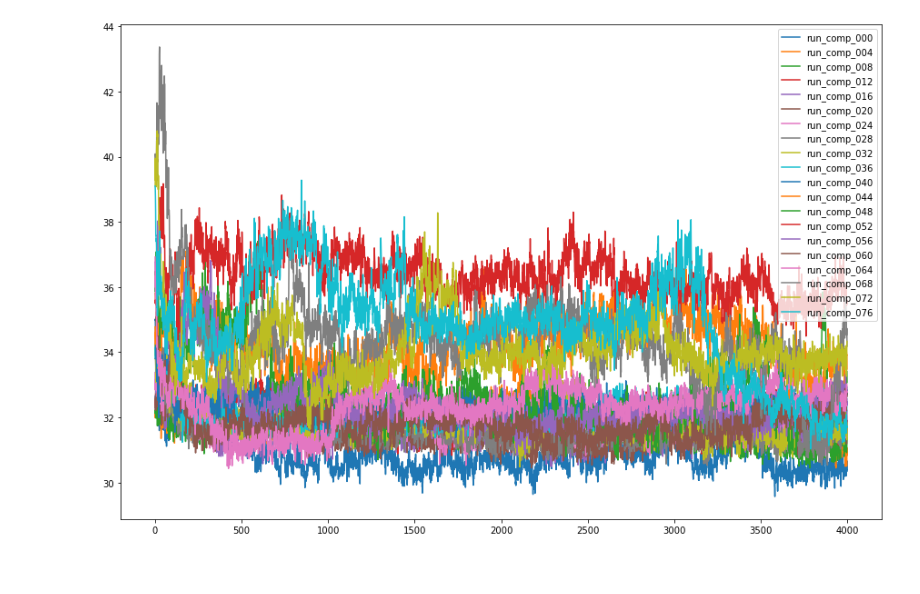
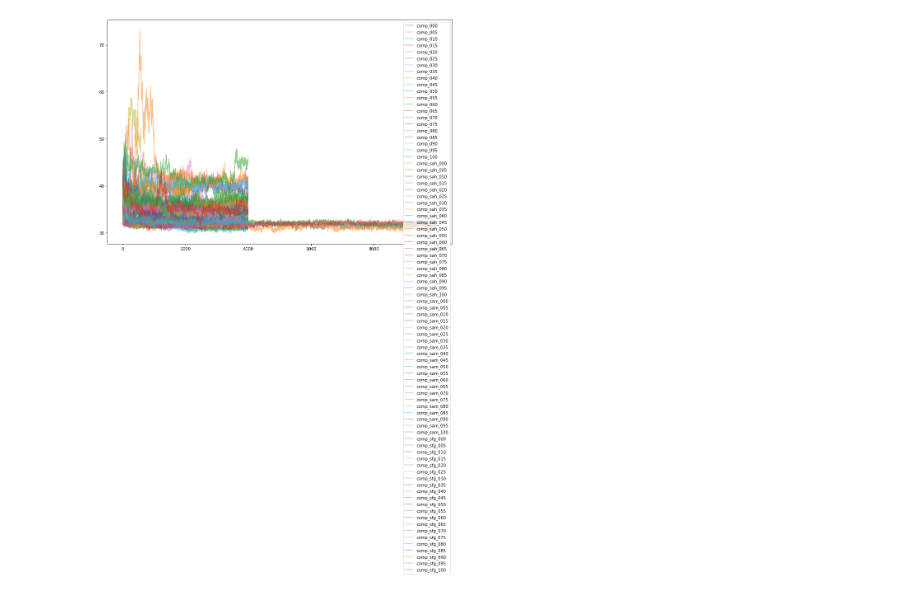
Before and after one commit to hengma1001/biophys_analysis, a Jupyter notebook: traj_analysis/distance.ipynb, the cells around one changed output. Cells and saved outputs as stored; diff of their text form; code cells hidden in the pictures.

Commit message:
added new modules for distance and energy computation

```diff
--- a/traj_analysis/distance.ipynb
+++ b/traj_analysis/distance.ipynb
@@ -12,5 +13,19 @@ from numpy import linalg as LA
 # %%
-runs = sorted(glob.glob("../../md_runs/run_comp_0*"))
+runs = sorted(glob.glob("../../traj_save/*//*.pdb"))
+# %%
+def dist_pbc(a, b, box):
+    """
+    calculate distance between two points
+    in PBC box
+    """
+    assert len(a) == len(b)
+    box = box[:len(a)]
+    a = a % box
+    b = b % box
+    dist_vec = np.abs(a - b)
+    dist_vec = np.abs(dist_vec - box * (dist_vec > box/2))
+    return LA.norm(dist_vec)
+    print(dist_vec)
 # %%
 df = []
 
@@ -90,10 +70,11 @@ df
 # %%
-fig, ax = plt.subplots(figsize=(15,10))
+fig, axes = plt.subplots( figsize=(15,10))
 n_traj = 0
 
-for i, row in df.iterrows():
-    ax.plot(row['dist'], label=row['sys_name'])
+for sys_name in sorted(df.sys_name.unique()):
+    sub_df = df[df['sys_name'] == sys_name]
+    axes.plot(sub_df['frame'], sub_df['dist'], label=sys_name, alpha=.5)
 plt.legend()
 plt.savefig('dist.pdf')
 # %% [output]
-[figure, old version]
+[figure, new version]
```
Also changed, not shown: parts of 35 cells of this notebook, 3 other files.
